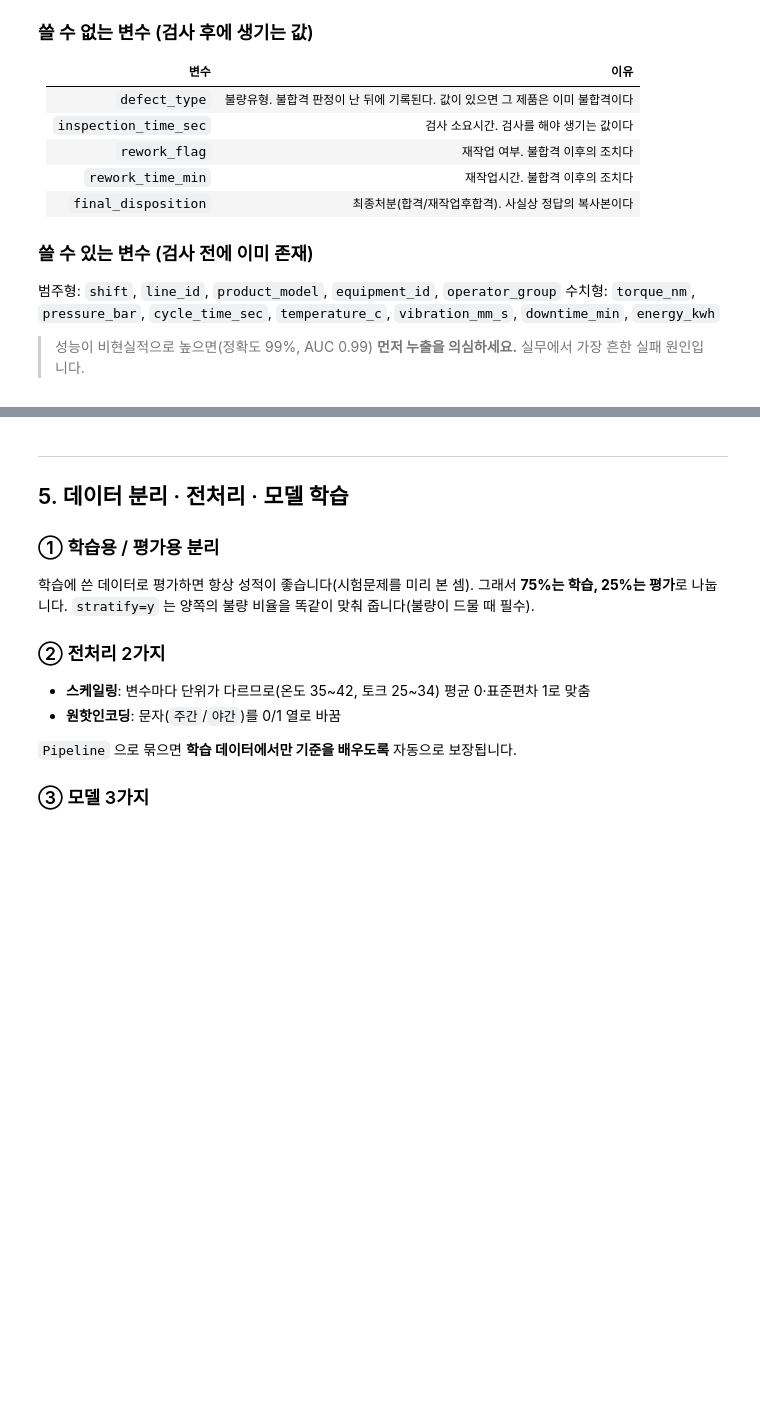
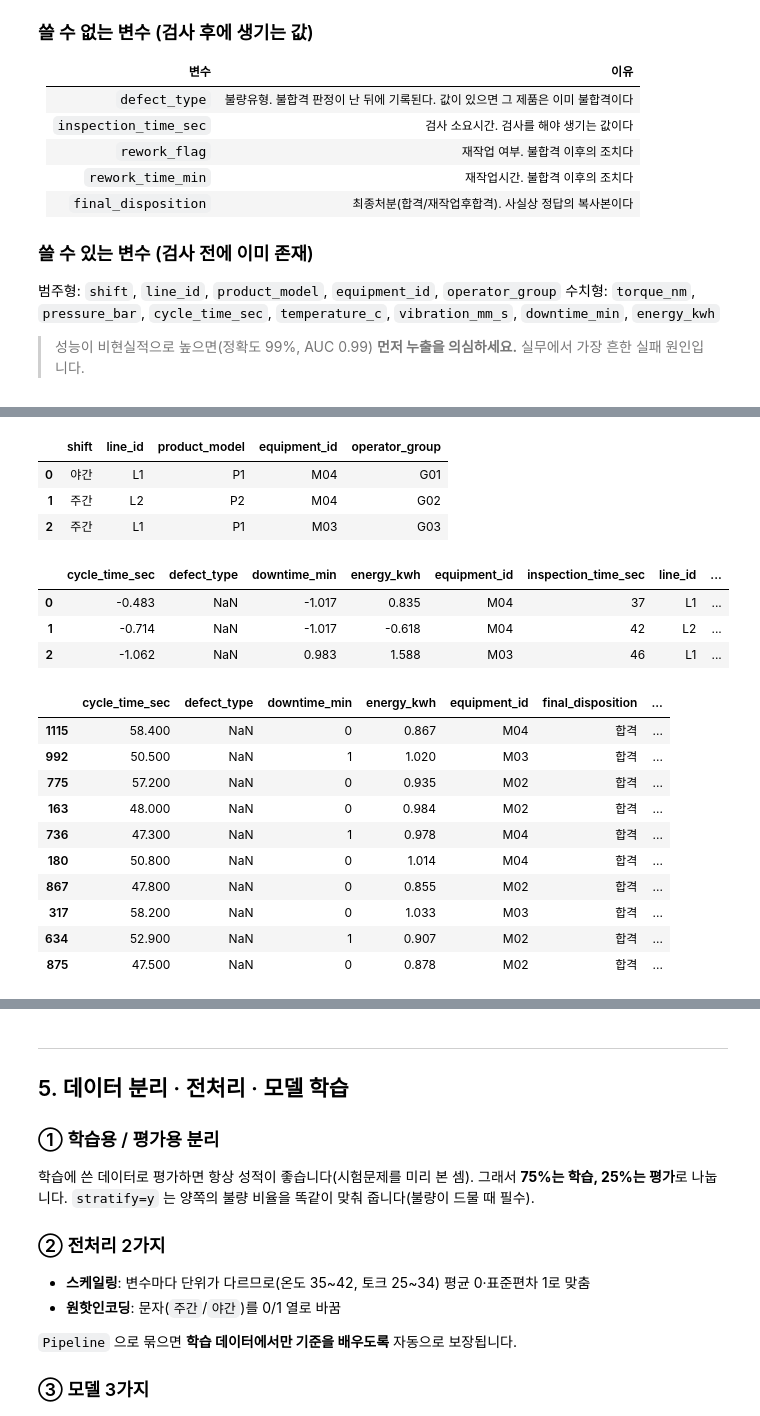
Before and after one commit to StillWork/capstone2610, a Jupyter notebook: N01-2_전처리_머신러닝_성능평가.ipynb, the cells around one changed output, grey strips where cells are left out. Cells and saved outputs as stored; diff of their text form; code cells hidden in the pictures; blank space fills up the shorter version.

```diff
--- a/N01-2_전처리_머신러닝_성능평가.ipynb
+++ b/N01-2_전처리_머신러닝_성능평가.ipynb
@@ -214,0 +411,14 @@ print(df.isna().sum()[lambda s: s > 0].to_string())
+# %%
+X[categorical_features][:3]
+# %% [output]
+|  | shift | line_id | product_model | equipment_id | operator_group |
+| 0 | 야간 | L1 | P1 | M04 | G01 |
+| 1 | 주간 | L2 | P2 | M04 | G02 |
+| 2 | 주간 | L1 | P1 | M03 | G03 |
+# %%
+X[:3]
+# %% [output]
+|  | cycle_time_sec | defect_type | downtime_min | energy_kwh | equipment_id | inspection_time_sec | line_id | ... |
+| 0 | -0.483 | NaN | -1.017 | 0.835 | M04 | 37 | L1 | ... |
+| 1 | -0.714 | NaN | -1.017 | -0.618 | M04 | 42 | L2 | ... |
+| 2 | -1.062 | NaN | 0.983 | 1.588 | M03 | 46 | L1 | ... |
@@ -215,3 +427,17 @@ print(df.isna().sum()[lambda s: s > 0].to_string())
+# %%
+X_train[:10]
+# %% [output]
+|  | cycle_time_sec | defect_type | downtime_min | energy_kwh | equipment_id | final_disposition | ... |
+| 1115 | 58.400 | NaN | 0 | 0.867 | M04 | 합격 | ... |
+| 992 | 50.500 | NaN | 1 | 1.020 | M03 | 합격 | ... |
+| 775 | 57.200 | NaN | 0 | 0.935 | M02 | 합격 | ... |
+| 163 | 48.000 | NaN | 0 | 0.984 | M02 | 합격 | ... |
+| 736 | 47.300 | NaN | 1 | 0.978 | M04 | 합격 | ... |
+| 180 | 50.800 | NaN | 0 | 1.014 | M04 | 합격 | ... |
+| 867 | 47.800 | NaN | 0 | 0.855 | M02 | 합격 | ... |
+| 317 | 58.200 | NaN | 0 | 1.033 | M03 | 합격 | ... |
+| 634 | 52.900 | NaN | 1 | 0.907 | M02 | 합격 | ... |
+| 875 | 47.500 | NaN | 0 | 0.878 | M02 | 합격 | ... |
 # %%
 df["target"] = (df['inspection_result'] == '불합격').astype(int)          # 1 = 불합격(추가확인 대상)
 
```
Also changed, not shown: parts of 35 cells of this notebook.
